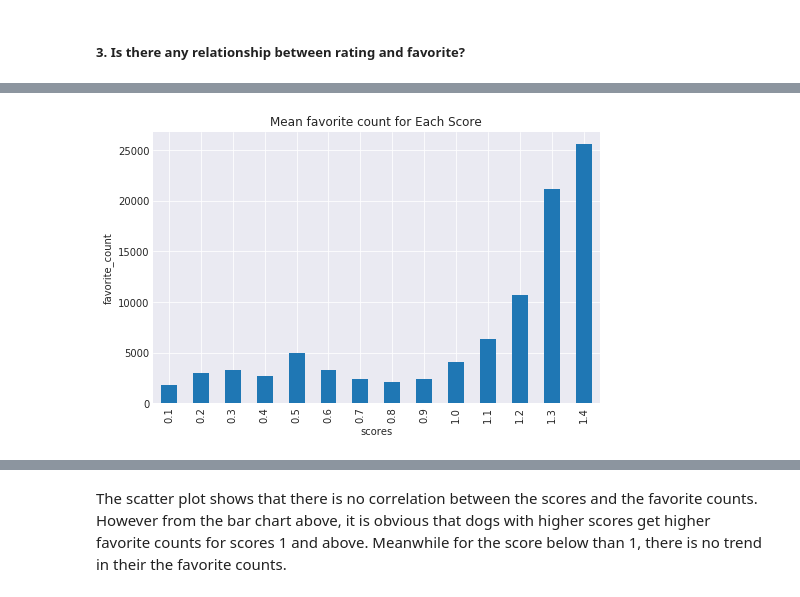
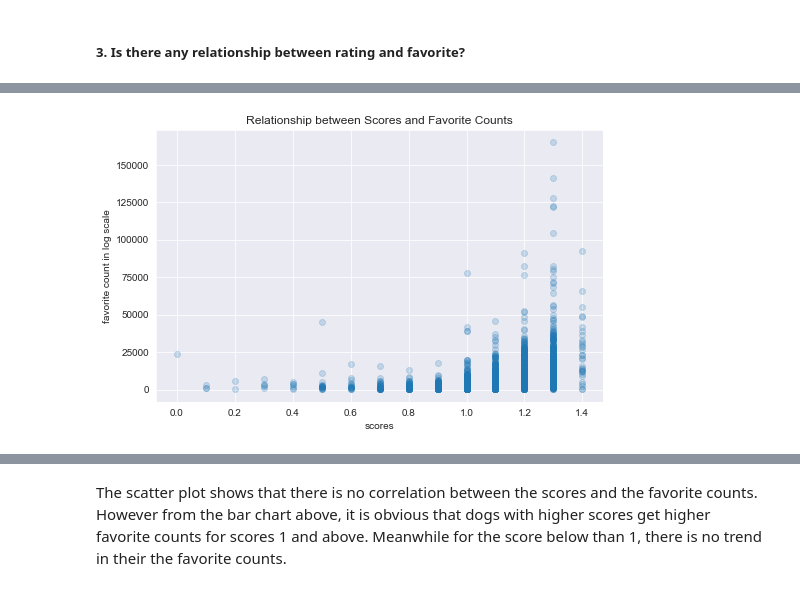
Before and after one commit to fatinshariff/Wrangling-WeRateDog, a Jupyter notebook: act_report.ipynb, the cells around one changed output, grey strips where cells are left out. Cells and saved outputs as stored; diff of their text form; code cells hidden in the pictures.

```diff
--- a/act_report.ipynb
+++ b/act_report.ipynb
@@ -66,7 +68,7 @@ plt.title('Relationship between Scores and Favorite Counts');
-# %%
-rating_fav=df_clean.query('scores > 0').groupby('scores').favorite_count.mean()
-rating_fav.plot(kind='bar',figsize=(8,5))
-plt.ylabel('favorite_count')
-plt.title('Mean favorite count for Each Score');
-# %% [output]
-[figure, removed]
+# %%
+plt.figure(figsize=[8,5])
+sns.regplot(df_clean['scores'],df_clean['favorite_count'],fit_reg=False,y_jitter=0.01,scatter_kws={'alpha':1/5})
+plt.title('Relationship between Scores and Favorite Counts')
+plt.ylabel('favorite count in log scale');
+# %% [output]
+[figure, added]
```
Also changed, not shown: parts of 8 cells of this notebook, 1 other file.
